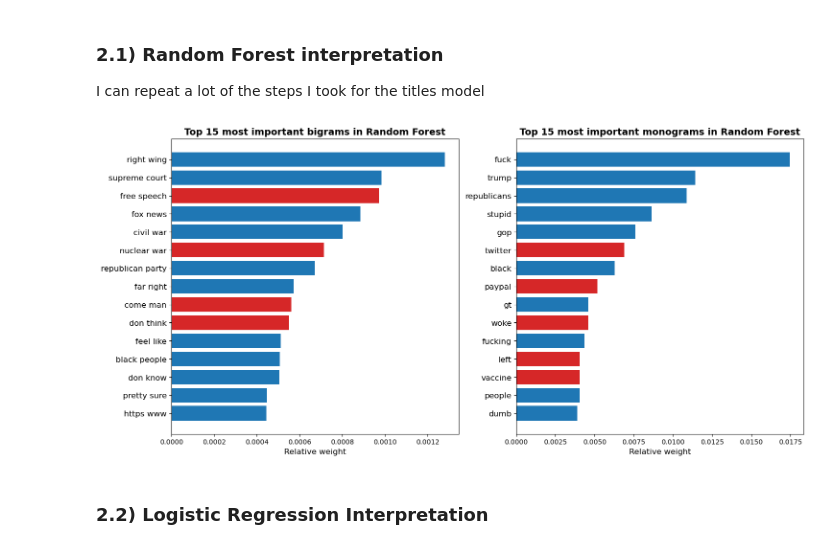
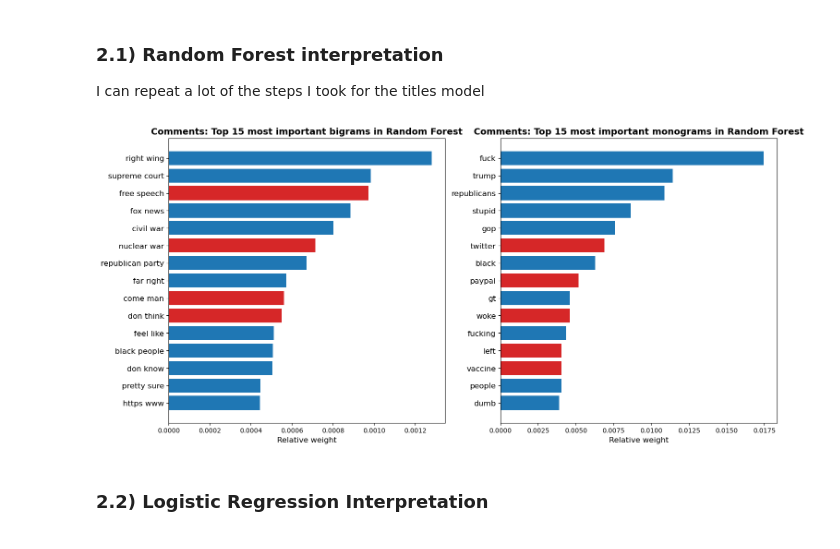
Before and after one commit to martijndevries/NLP_Reddit, a Jupyter notebook: code/model_insights_conclusions.ipynb, the cells around one changed output. Saved outputs shown, nothing was run; the diff lists cells and outputs as text; code cells hidden in the pictures.

```diff
--- a/code/model_insights_conclusions.ipynb
+++ b/code/model_insights_conclusions.ipynb
@@ -144,8 +144,7 @@ https://stackoverflow.com/questions/58314707/how-to-distinguish-the-direction-of
 # %%
 def calc_pearson_r_feature(feature_list, X_trans, y_train):
     """
-    Input a list of features and the training data (transformed, for X)
-    Outputs a list for each fea
+    Calculates the pearson r correlation coef from all tfbg columns passed in feature_list and the y data, given the X and y data passed to the classifier
     """
     dir_list = [] #list with feature direction
     for feature in feature_list:
@@ -168,6 +167,9 @@ dir_list_bi = calc_pearson_r_feature(hi_bi_names, X_tr, y_train)
 Now let's make a barplot of the monograms and bigrams with the most relative importance. I'll color-code each entry red or blue, depending on whether the occurence of the feature means the post is more likely to be from r/conservative or from r/politics, respectively.
 # %%
 def make_barplot(ax, wl, values, labels, directions):
+    """
+    Make a horizontal barplot for the most important random forest features, colorcoding them by direction
+    """
     yl = np.arange(wl)
     clr = ['tab:red' if x <= 0 else 'tab:blue' for x in directions[:wl]]
     ax.barh(yl, values[:wl], color=clr)
@@ -464,17 +475,17 @@ dir_list_bi = calc_pearson_r_feature(hi_bi_names, X_tr, y_train)
 # %%
 fig, (ax1, ax2) = plt.subplots(1, 2, figsize=(17, 8))
 
 make_barplot(ax2, 15, hi_mono_imp, hi_mono_names, dir_list_mono)
 make_barplot(ax1, 15, hi_bi_imp, hi_bi_names, dir_list_bi)
 
-ax1.set_title('Top 15 most important bigrams in Random Forest', fontweight='bold', fontsize=14)
-ax2.set_title('Top 15 most important monograms in Random Forest', fontweight='bold', fontsize=14)
+ax1.set_title('Comments: Top 15 most important bigrams in Random Forest', fontweight='bold', fontsize=14)
+ax2.set_title('Comments: Top 15 most important monograms in Random Forest', fontweight='bold', fontsize=14)
 
 fig.savefig('../figures/com_rf_features.png', dpi=300)
 
 plt.show()
 # %% [output]
-[figure, old version]
+[figure, new version]
 # %% [markdown]
 ### 2.2) Logistic Regression Interpretation
 # %%
```
Also changed, not shown: parts of 6 cells of this notebook, 9 other files.
